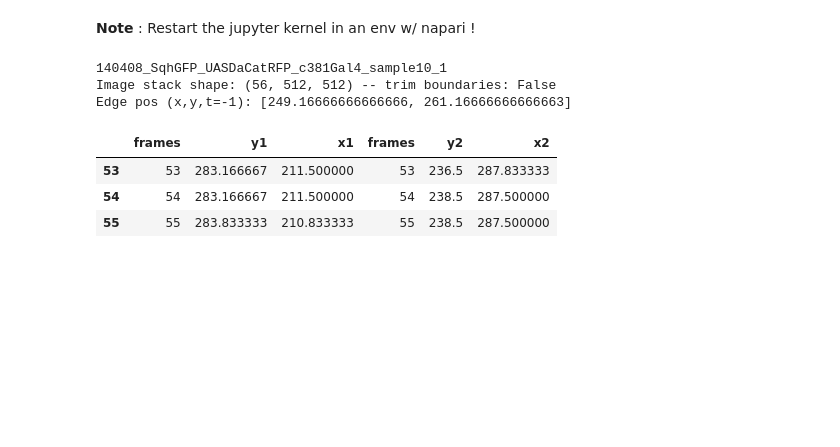
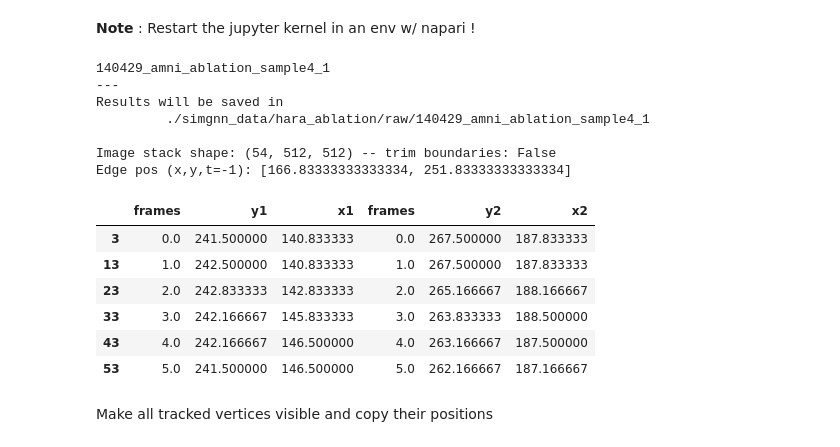
Before and after one commit to mshagirov/simgnn, a Jupyter notebook: nbs/1B_preprocess_ablationdata.ipynb, the cells around one changed output. Cells and saved outputs as stored; diff of their text form; code cells hidden in the pictures; blank space fills up the shorter version.

Commit message:
vertex tracking with napari

```diff
--- a/nbs/1B_preprocess_ablationdata.ipynb
+++ b/nbs/1B_preprocess_ablationdata.ipynb
@@ -149,27 +148,48 @@ data_base_path = './simgnn_data/hara_ablation/'
 # %%
-sample_name = '140408_SqhGFP_UASDaCatRFP_c381Gal4_sample10_1'
-print(sample_name)
+sample_name = '140429_amni_ablation_sample4_1'
+
+save_dir = path.join(data_base_path,'raw',sample_name)
+mknewdir(save_dir)
+print(sample_name,'\n---\nResults will be saved in\n\t',save_dir,'\n')
 
 img = read_tiff_stack(path.join(ablmov_basepath,'movies',sample_name+'.tif'),trim_bound=False)
 last_mask = io.imread(path.join(ablmov_basepath,'frames_masks',sample_name+'_mask.tif'),as_gray=True)
 
+n_frames = img.shape[0]
+t = list(reversed(range(n_frames-1,-1,-10)))
+img = img[t] # re-sample frames for 10s frame rate
+
 # Hara et al. ablated edge vertices
 node_tracking = pd.read_csv(path.join(data_base_path,'nodetracks',sample_name+'_nodes.csv'))
-node_tracking['frames'] = node_tracking['frames']-1
+node_tracking['frames'] = node_tracking['frames']-1 # frames start from 0
+
+# in case if not all frames are tracked
+t_frames = [node_tracking[node_tracking['frames']==k].index.values[0]
+            for k in reversed(range(n_frames-1,node_tracking['frames'].iloc[0]-1,-10))]
+node_tracking = node_tracking.loc[t_frames,:] # re-sample frames for 10s frame rate
+node_tracking['frames'] = (node_tracking['frames'] - t[0])/10
+
 edge_pos = [node_tracking.iloc[-1,[2,4]].mean(), node_tracking.iloc[-1,[3,5]].mean()]
 print('Edge pos (x,y,t=-1):',edge_pos)
 # Reshape dimensions for napari
 abltd_verts = node_tracking.iloc[:,[0,3,2,0,5,4]].values.reshape(-1,2,3)
 # order of the variables for napari
-node_tracking.iloc[:,[0,3,2,0,5,4]].tail(3)
+node_tracking.iloc[:,[0,3,2,0,5,4]]
 # %% [output]
-140408_SqhGFP_UASDaCatRFP_c381Gal4_sample10_1
-Image stack shape: (56, 512, 512) -- trim boundaries: False
-Edge pos (x,y,t=-1): [249.16666666666666, 261.16666666666663]
+140429_amni_ablation_sample4_1
+---
+Results will be saved in
+         ./simgnn_data/hara_ablation/raw/140429_amni_ablation_sample4_1
+
+Image stack shape: (54, 512, 512) -- trim boundaries: False
+Edge pos (x,y,t=-1): [166.83333333333334, 251.83333333333334]
 |  | frames | y1 | x1 | frames | y2 | x2 |
-| 53 | 53 | 283.166667 | 211.500000 | 53 | 236.5 | 287.833333 |
-| 54 | 54 | 283.166667 | 211.500000 | 54 | 238.5 | 287.500000 |
-| 55 | 55 | 283.833333 | 210.833333 | 55 | 238.5 | 287.500000 |
+| 3 | 0.0 | 241.500000 | 140.833333 | 0.0 | 267.500000 | 187.833333 |
+| 13 | 1.0 | 242.500000 | 140.833333 | 1.0 | 267.500000 | 187.833333 |
+| 23 | 2.0 | 242.833333 | 142.833333 | 2.0 | 265.166667 | 188.166667 |
+| 33 | 3.0 | 242.166667 | 145.833333 | 3.0 | 263.833333 | 188.500000 |
+| 43 | 4.0 | 242.166667 | 146.500000 | 4.0 | 263.166667 | 187.500000 |
+| 53 | 5.0 | 241.500000 | 146.500000 | 5.0 | 262.166667 | 187.166667 |
 # %%
 viewer = napari.view_image(img,name='movie')
 mask_layer = viewer.add_image(last_mask,name='mask',colormap='green',blending='additive',opacity=.5)
@@ -176,0 +206,2 @@ abltd_v_layer = viewer.add_shapes(abltd_verts,name='abltn',shape_type='line', ed
+# %% [markdown]
+Make all tracked vertices visible and copy their positions
```
Also changed, not shown: parts of 9 cells of this notebook.
